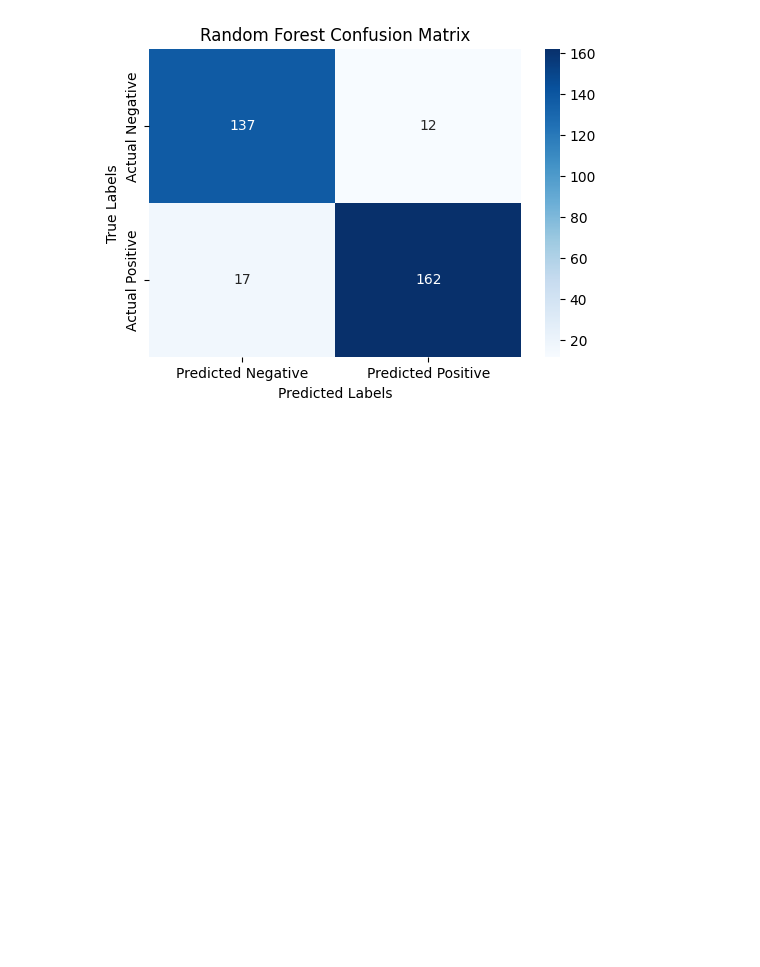
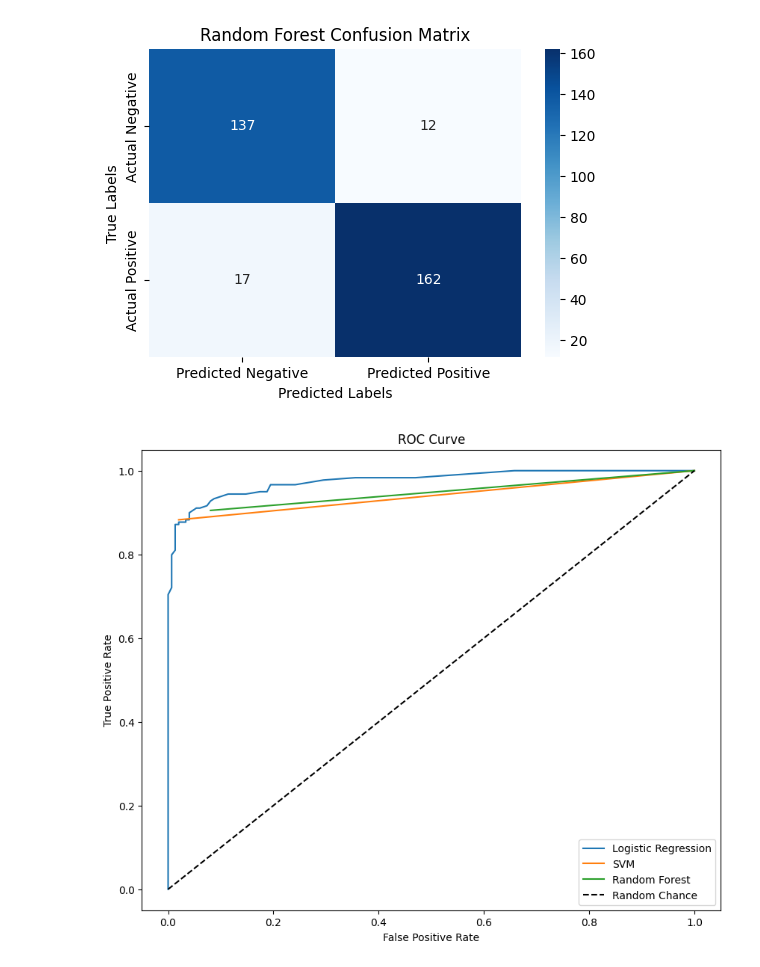
Before and after one commit to pathikpatel54/Credit-Card-Fraud-Detection, a Jupyter notebook: main.ipynb, the cells around one changed output. Saved outputs shown, nothing was run; the diff lists cells and outputs as text; code cells hidden in the pictures; blank space fills up the shorter version.

Commit message:
update roc curve.

```diff
--- a/main.ipynb
+++ b/main.ipynb
@@ -467,3 +467,45 @@ Random Forest Confusion Matrix:
  [[137  12]
  [ 17 162]]
 [figure]
+# %%
+def calculate_tpr_fpr(y_true, y_scores, thresholds):
+    tpr = []
+    fpr = []
+    for threshold in thresholds:
+        # Convert scores to binary predictions
+        y_pred = np.array([1 if score >= threshold else 0 for score in y_scores])
+        TP = np.sum((y_pred == 1) & (y_true == 1))
+        FP = np.sum((y_pred == 1) & (y_true == 0))
+        TN = np.sum((y_pred == 0) & (y_true == 0))
+        FN = np.sum((y_pred == 0) & (y_true == 1))
+
+        TPR = TP / (TP + FN) if (TP + FN) > 0 else 0
+        FPR = FP / (FP + TN) if (FP + TN) > 0 else 0
+        tpr.append(TPR)
+        fpr.append(FPR)
+    return fpr, tpr
+# %%
+thresholds = np.linspace(0, 1, 100)
+lr_scores = model_lr.predict_prob(X_test)
+fpr_lr, tpr_lr = calculate_tpr_fpr(y_test, lr_scores, thresholds)
+# %%
+svm_predictions = svm.predict(X_test)
+svm_scores = (svm_predictions - svm_predictions.min()) / (svm_predictions.max() - svm_predictions.min())
+fpr_svm, tpr_svm = calculate_tpr_fpr(y_test, svm_scores, thresholds)
+# %%
+rf_predictions = model_rf.predict(X_test)
+rf_scores = (rf_predictions - rf_predictions.min()) / (rf_predictions.max() - rf_predictions.min())
+fpr_rf, tpr_rf = calculate_tpr_fpr(y_test, rf_scores, thresholds)
+# %%
+plt.figure(figsize=(10, 8))
+plt.plot(fpr_lr, tpr_lr, label='Logistic Regression')
+plt.plot(fpr_svm, tpr_svm, label='SVM')
+plt.plot(fpr_rf, tpr_rf, label='Random Forest')
+plt.plot([0, 1], [0, 1], 'k--', label='Random Chance')
+plt.xlabel('False Positive Rate')
+plt.ylabel('True Positive Rate')
+plt.title('ROC Curve')
+plt.legend(loc='lower right')
+plt.show()
+# %% [output]
+[figure, added]
```
